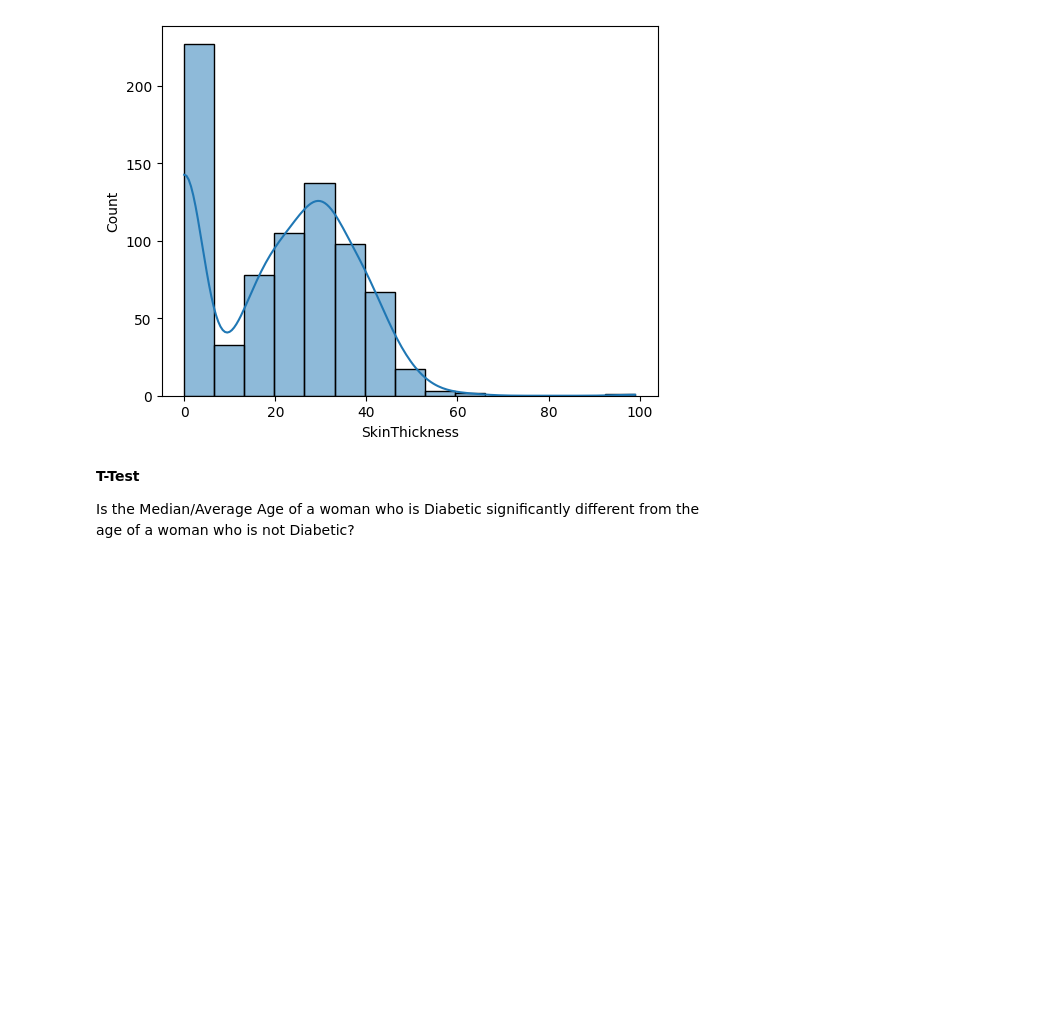
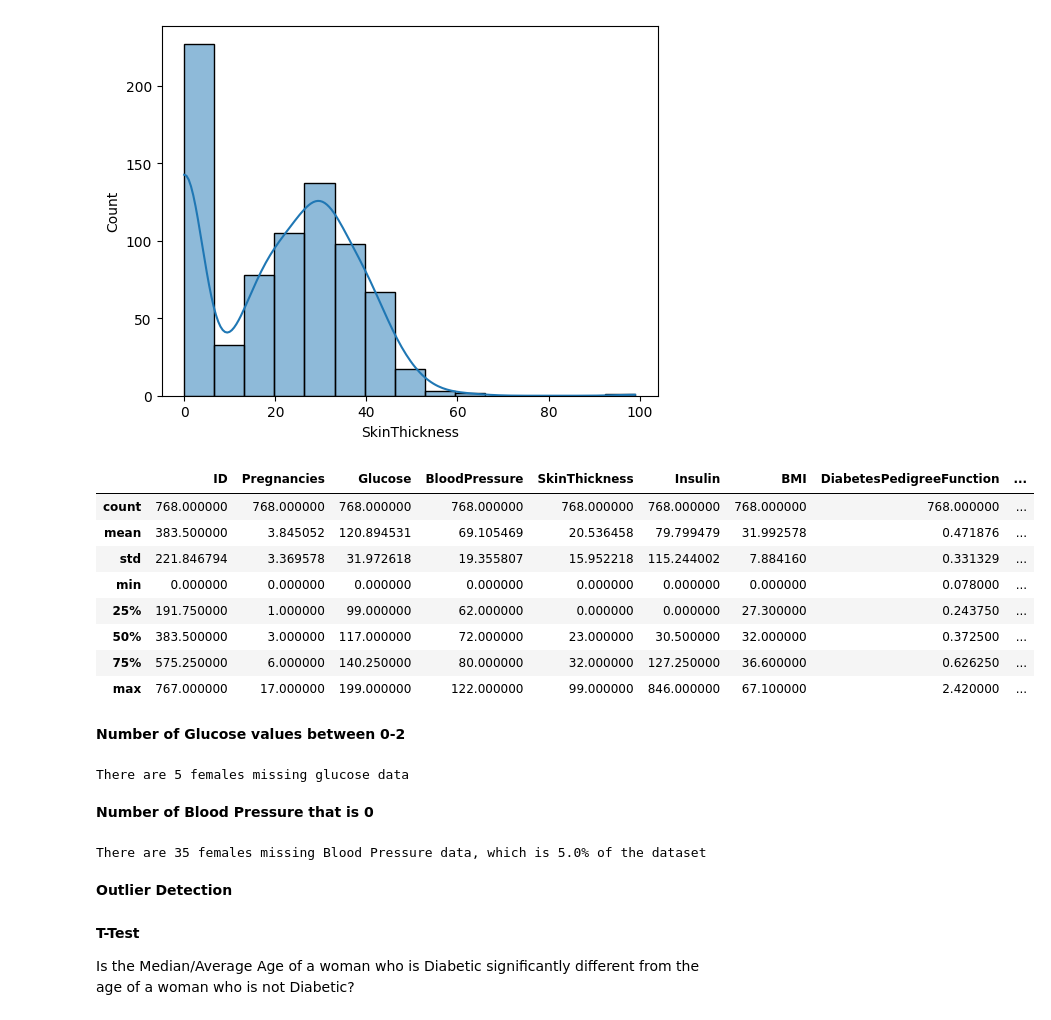
Before and after one commit to rhiats/pimaSpec, a Jupyter notebook: pima.ipynb, the cells around one changed output. Drawn from its saved outputs; the diff is of its cells as text; code cells hidden in the pictures; blank space fills up the shorter version.

```diff
--- a/pima.ipynb
+++ b/pima.ipynb
@@ -155,6 +186,37 @@ df.SkinThickness.describe()
 | max | 99.000000 |
 dtype: float64
 [figure]
+# %%
+df.describe()
+# %% [output]
+|  | ID | Pregnancies | Glucose | BloodPressure | SkinThickness | Insulin | BMI | DiabetesPedigreeFunction | ... |
+| count | 768.000000 | 768.000000 | 768.000000 | 768.000000 | 768.000000 | 768.000000 | 768.000000 | 768.000000 | ... |
+| mean | 383.500000 | 3.845052 | 120.894531 | 69.105469 | 20.536458 | 79.799479 | 31.992578 | 0.471876 | ... |
+| std | 221.846794 | 3.369578 | 31.972618 | 19.355807 | 15.952218 | 115.244002 | 7.884160 | 0.331329 | ... |
+| min | 0.000000 | 0.000000 | 0.000000 | 0.000000 | 0.000000 | 0.000000 | 0.000000 | 0.078000 | ... |
+| 25% | 191.750000 | 1.000000 | 99.000000 | 62.000000 | 0.000000 | 0.000000 | 27.300000 | 0.243750 | ... |
+| 50% | 383.500000 | 3.000000 | 117.000000 | 72.000000 | 23.000000 | 30.500000 | 32.000000 | 0.372500 | ... |
+| 75% | 575.250000 | 6.000000 | 140.250000 | 80.000000 | 32.000000 | 127.250000 | 36.600000 | 0.626250 | ... |
+| max | 767.000000 | 17.000000 | 199.000000 | 122.000000 | 99.000000 | 846.000000 | 67.100000 | 2.420000 | ... |
+# %% [markdown]
+**Number of Glucose values between 0-2**
+# %%
+glucose_count_under2 = df[(df['Glucose'] >= 0) & (df['Glucose'] <= 2)].shape[0]
+
+print("There are {} females missing glucose data".format(glucose_count_under2))
+# %% [output]
+There are 5 females missing glucose data
+# %% [markdown]
+**Number of Blood Pressure that is 0**
+# %%
+blood_pressure0 = df[(df['BloodPressure'] == 0)].shape[0]
+percent_missing_bp=round((blood_pressure0/df['ID'].nunique())*100,0)
+
+print("There are {} females missing Blood Pressure data, which is {}% of the dataset".format(blood_pressure0,percent_missing_bp))
+# %% [output]
+There are 35 females missing Blood Pressure data, which is 5.0% of the dataset
+# %% [markdown]
+**Outlier Detection**
 # %% [markdown]
 **T-Test**
 
```
Also changed, not shown: parts of 15 cells of this notebook.
